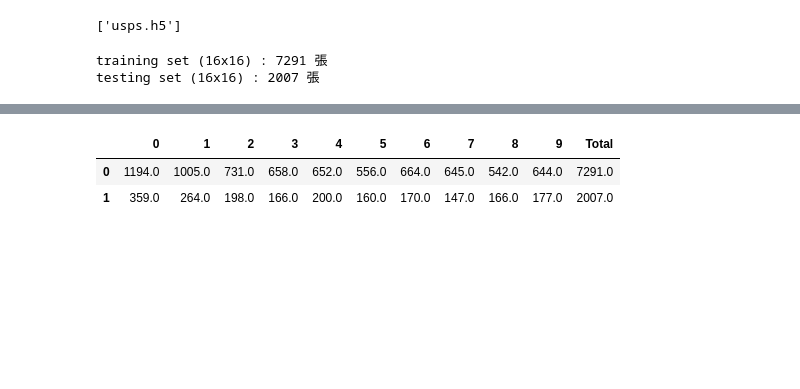
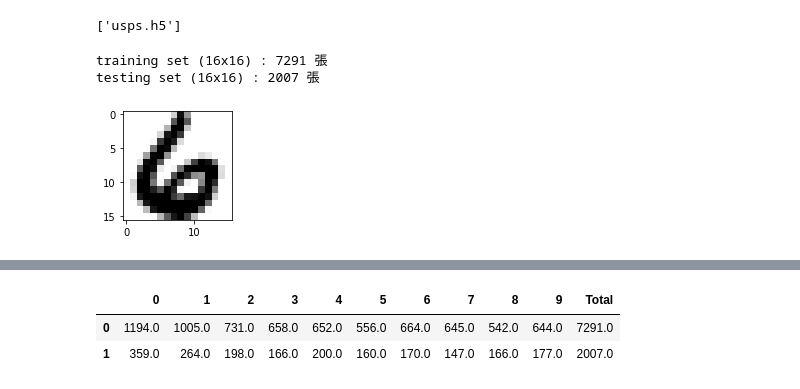
Before and after one commit to Chris99252/NCUC-DataAnalysis, a Jupyter notebook: HW2-HandWritter.ipynb, the cells around one changed output, grey strips where cells are left out. Cells and saved outputs as stored; diff of their text form; code cells hidden in the pictures; blank space fills up the shorter version.

```diff
--- a/HW2-HandWritter.ipynb
+++ b/HW2-HandWritter.ipynb
@@ -18,3 +18,11 @@ def getUspDataSet(path):
         x_Test = test.get("data")[:]
         y_Test = test.get("target")[:]
     return x_Train, y_Train, x_Test, y_Test
+# %%
+import matplotlib.pyplot as plt
+
+def plot_image(image):
+    fig = plt.gcf()
+    fig.set_size_inches(2, 2)
+    plt.imshow(image, cmap='binary')
+    plt.show()
@@ -28,3 +60,7 @@ testing set (16x16) : 2007 張
 # %%
 x_Train_data = pd.concat([pd.DataFrame(x_Train),pd.DataFrame(y_Train, columns=['digital'])], axis=1)
 x_Test_data = pd.concat([pd.DataFrame(x_Test),pd.DataFrame(y_Test, columns=['digital'])], axis=1)
+# %%
+plot_image(x_Train_data.iloc[0, np.arange(0, 256)].as_matrix().reshape([16, 16]))
+# %% [output]
+[figure, added]
```
Also changed, not shown: parts of 32 cells of this notebook.
